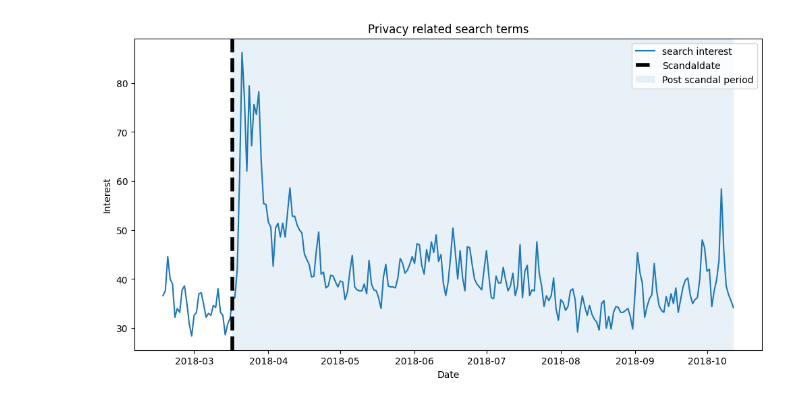
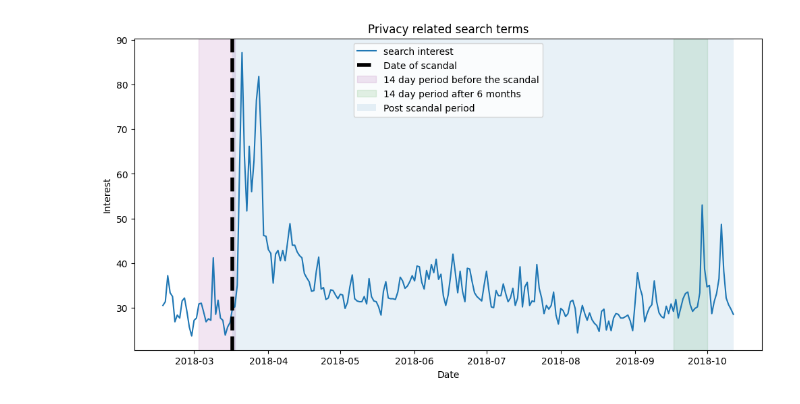
Before and after one commit to Nellibot1/The-Privacy-attention-and-Behavioural-response-to-the-Cambridge-Analytica-Scandal, a Jupyter notebook: src/H2.ipynb, the cells around one changed output. Drawn from its saved outputs; the diff is of its cells as text; code cells hidden in the pictures.

Commit message:
Updated version of H2 including graph

```diff
--- a/src/H2.ipynb
+++ b/src/H2.ipynb
@@ -67,8 +67,8 @@ dfFacebook_privacy_settings = loadcsv (
 )
 
 
-dfFacebook_security_settings = loadcsv (
-    "/Users/antonialea/fcss2025-fpg3/Data_retrieval/new_files/action_to_scandal/Facebook_security_settings.csv","Facebook_security_settings"
+dfFacebook_security_settings2 = loadcsv (
+    "/Users/antonialea/fcss2025-fpg3/Data_retrieval/new_files/action_to_scandal/Facebook_security_settings2.csv","Facebook_security_settings"
 )
 
 dfhow_to_delete_Facebook = loadcsv (
@@ -79,7 +79,7 @@ dfhow_to_delete_Facebook = loadcsv (
 #keyword kurz mal rausgenommen wegen beschränkung auf mai, security settings
 
 dfmerged = pd.concat (
-    [dfdelete_Facebook,dfdeactivate_Facebook2,dfdelete_Facebook_account,dfFacebook_privacy_settings,dfhow_to_delete_Facebook],
+    [dfdelete_Facebook,dfdeactivate_Facebook2,dfdelete_Facebook_account,dfFacebook_privacy_settings,dfhow_to_delete_Facebook,dfFacebook_security_settings2],
     axis = 1, join = 'inner'
 )
 
@@ -145,0 +104,27 @@ Effect size  0.6624543121549109
+# %%
+scandalpublic = pd.Timestamp("2018-3-17")
+sixmonthslater = pd.Timestamp("2018-9-17")
+
+pre_event14 = dfmerged.loc[scandalpublic - pd.Timedelta(days=14) : scandalpublic - pd.Timedelta(days=1)]
+post_6mafter_14= dfmerged.loc[sixmonthslater : sixmonthslater + pd.Timedelta(days=14)]
+
+stat, p_value = mannwhitneyu(
+    pre_event14["interest"],
+    post_6mafter_14["interest"],
+    alternative="greater"
+)
+
+print("Analysis for 14 days before publication of scandal compared to a 14 day period 160 days later")
+print("U:", stat)
+print("p-value:", p_value)
+print("Mean pre14:", pre_event14["interest"].mean())
+print("Mean of 14 days 6 months later:", post_6mafter_14["interest"].mean())
+print("Δ mean:", pre_event14["interest"].mean() - post_6mafter_14["interest"].mean())
+
+
+
+n1 = len(pre_event14)
+n2 = len(post_6mafter_14)
+
+effect_size = stat / (n1 * n2)
+print("Effect size ", effect_size)
@@ -146,18 +139,25 @@ Effect size  0.6624543121549109
 # %%
 plt.figure(figsize = (12,6))
 plt.plot(dfmerged.index, dfmerged["interest"], label = "search interest")
 
-plt.axvline (scandalpublic, linewidth = 4, color = "black", linestyle = "--", label = "Scandaldate")
+plt.axvline (scandalpublic, linewidth = 4, color = "black", linestyle = "--", label = "Date of scandal")
+#plt.axvline (sixmonthslater, linewidth = 4, color = "purple", linestyle=':', label = "Six months after scandal")
 
+plt.axvspan (
+    scandalpublic - pd.Timedelta(days=14), scandalpublic - pd.Timedelta(days= -1),color = "purple",alpha=0.1, label = "14 day period before the scandal"
+)
+plt.axvspan (
+    sixmonthslater,sixmonthslater + pd.Timedelta(days=14),color = "green",alpha=0.1, label = "14 day period after 6 months"
+)
 plt.axvspan (
     scandalpublic, dfmerged.index.max(),alpha=0.1, label = "Post scandal period"
 )
 
 plt.title ("Privacy related search terms")
 plt.xlabel("Date")
 plt.ylabel("Interest")
 plt.legend()
 plt.show()
-#basically nur nochmal der plot eben bis oktober zu sehen
+#to do : die zeiträume markieren
 # %% [output]
-[figure, old version]
+[figure, new version]
```
Also changed, not shown: parts of 4 cells of this notebook.
